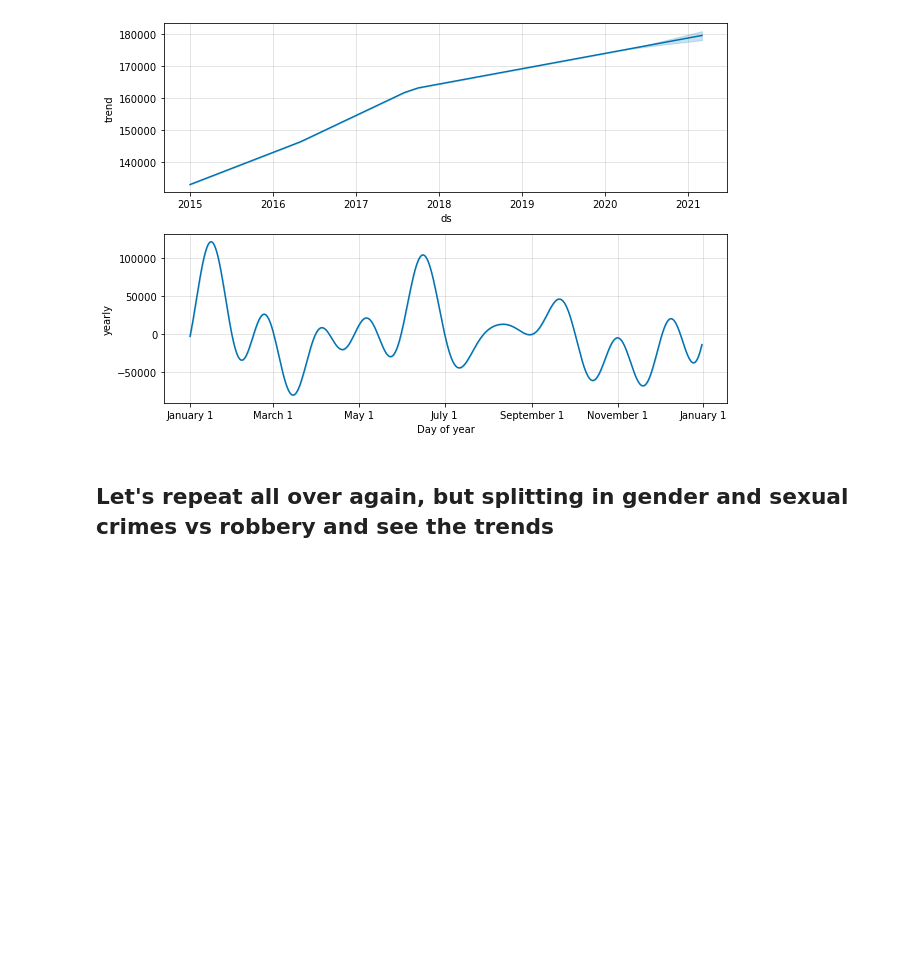
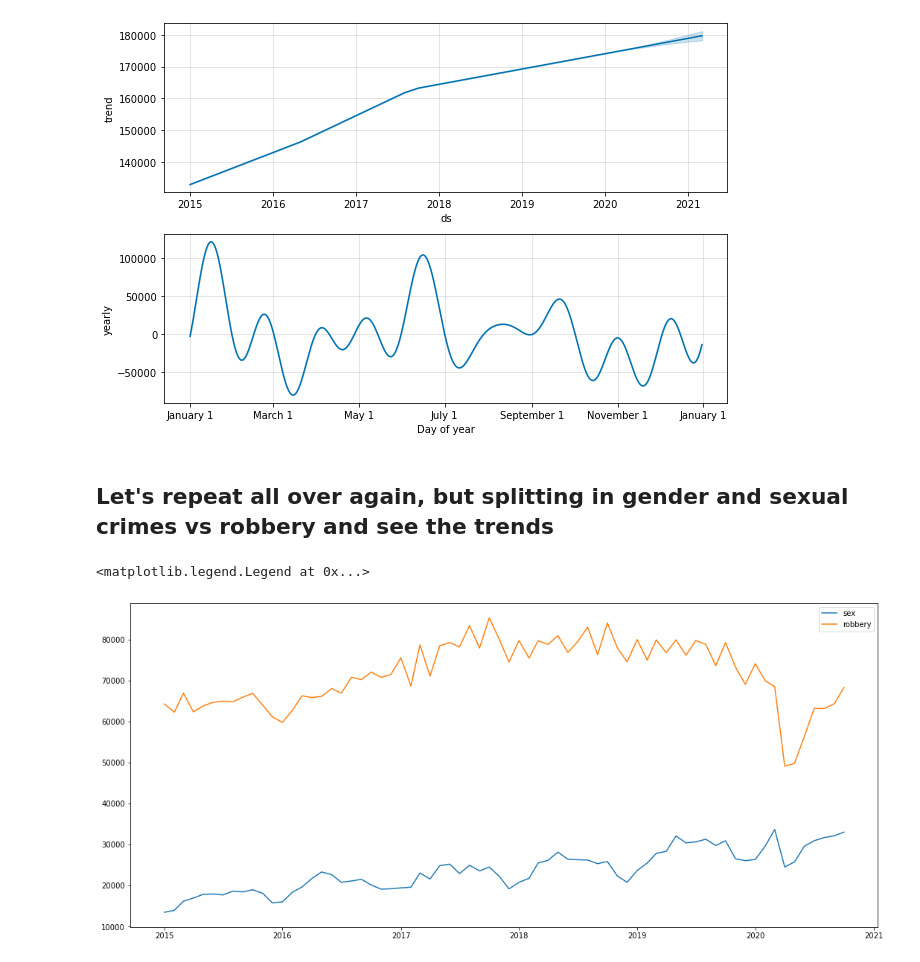
Before and after one commit to ejcv/dataMexicoChallenge, a Jupyter notebook: forecasting_crimes.ipynb, the cells around one changed output. Cells and saved outputs as stored; diff of their text form; code cells hidden in the pictures; blank space fills up the shorter version.

```diff
--- a/forecasting_crimes.ipynb
+++ b/forecasting_crimes.ipynb
@@ -291,3 +263,30 @@ robbery_crimes = ['Robo a casa habitación', 'Robo de vehículo automotor',
        'Robo en transporte individual', 'Robo a institución bancaria',
        'Robo a negocio', 'Robo de ganado', 'Robo de maquinaria',
        'Otros robos', 'Fraude', 'Abuso de confianza', 'Extorsión', 'Despojo', 'Allanamiento de morada']
+# %%
+municipal_sex_gender_crimes_df = municipal_crimes_df.where(municipal_crimes_df['Subtipo de delito'].isin(sex_and_gender_crimes)).dropna()
+# %%
+municipal_robbery_crimes_df = municipal_crimes_df.where(municipal_crimes_df['Subtipo de delito'].isin(robbery_crimes)).dropna()
+# %%
+national_sex_gender_crimes_df = municipal_sex_gender_crimes_df[['Año', 'Mes', 'No. de delitos']].groupby(['Año', 'Mes']).sum().reset_index()
+
+national_sex_gender_crimes_df['DateTime'] = national_sex_gender_crimes_df.apply(lambda entry: pd.to_datetime(
+    pd.Timestamp(year = int(entry['Año']), month = int(entry['Mes']),
+                 day = 1)), axis=1)
+
+national_sex_gender_crimes_df.drop(columns = ['Año', 'Mes'], inplace=True)
+# %%
+national_robbery_df = municipal_robbery_crimes_df[['Año', 'Mes', 'No. de delitos']].groupby(['Año', 'Mes']).sum().reset_index()
+
+national_robbery_df['DateTime'] = national_robbery_df.apply(lambda entry: pd.to_datetime(
+    pd.Timestamp(year = int(entry['Año']), month = int(entry['Mes']),
+                 day = 1)), axis=1)
+
+national_robbery_df.drop(columns = ['Año', 'Mes'], inplace=True)
+# %%
+plt.plot(national_sex_gender_crimes_df.set_index('DateTime'), label='sex')
+plt.plot(national_robbery_df.set_index('DateTime'), label = 'robbery')
+plt.legend()
+# %% [output]
+<matplotlib.legend.Legend at 0x...>
+[figure, added]
```
Also changed, not shown: parts of 17 cells of this notebook.
